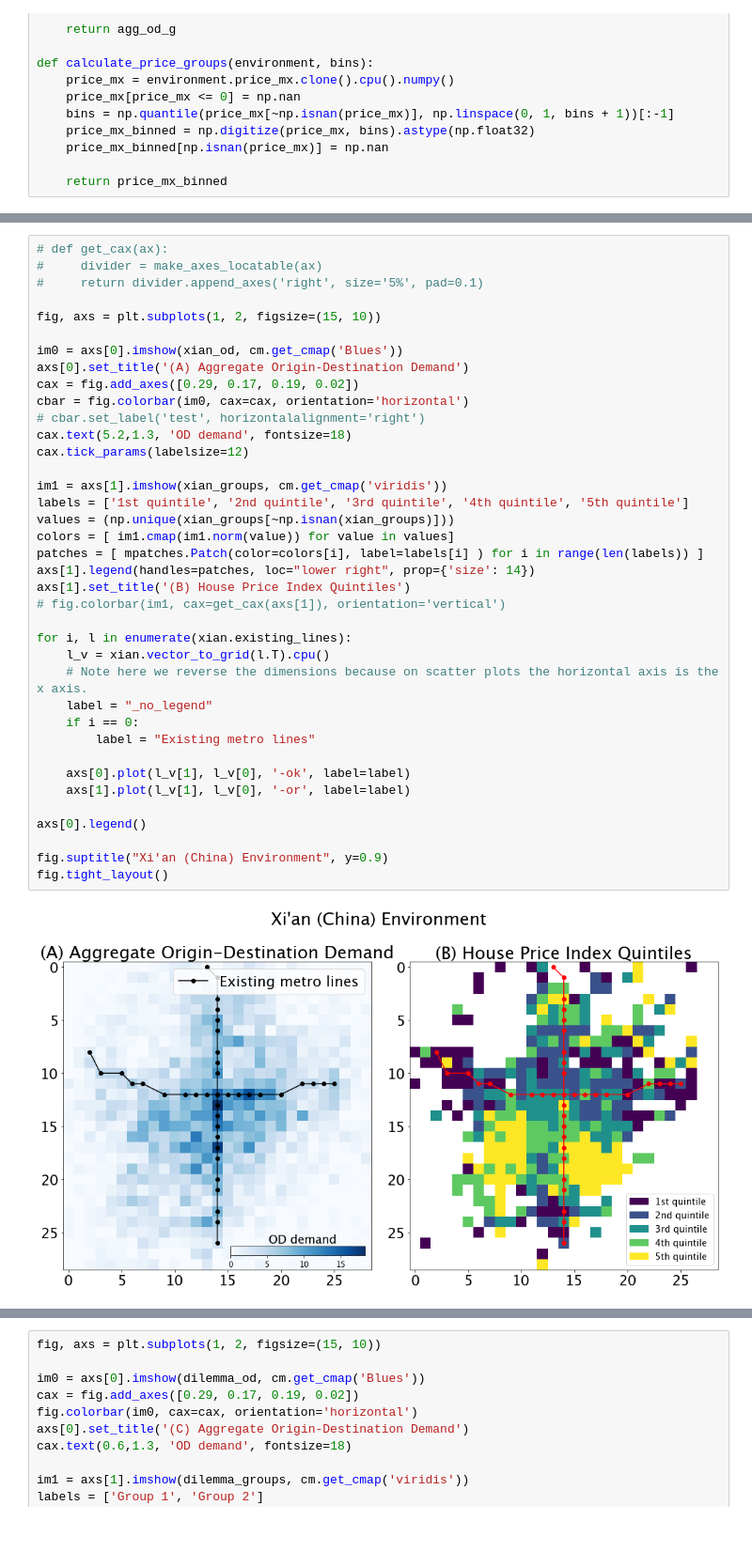
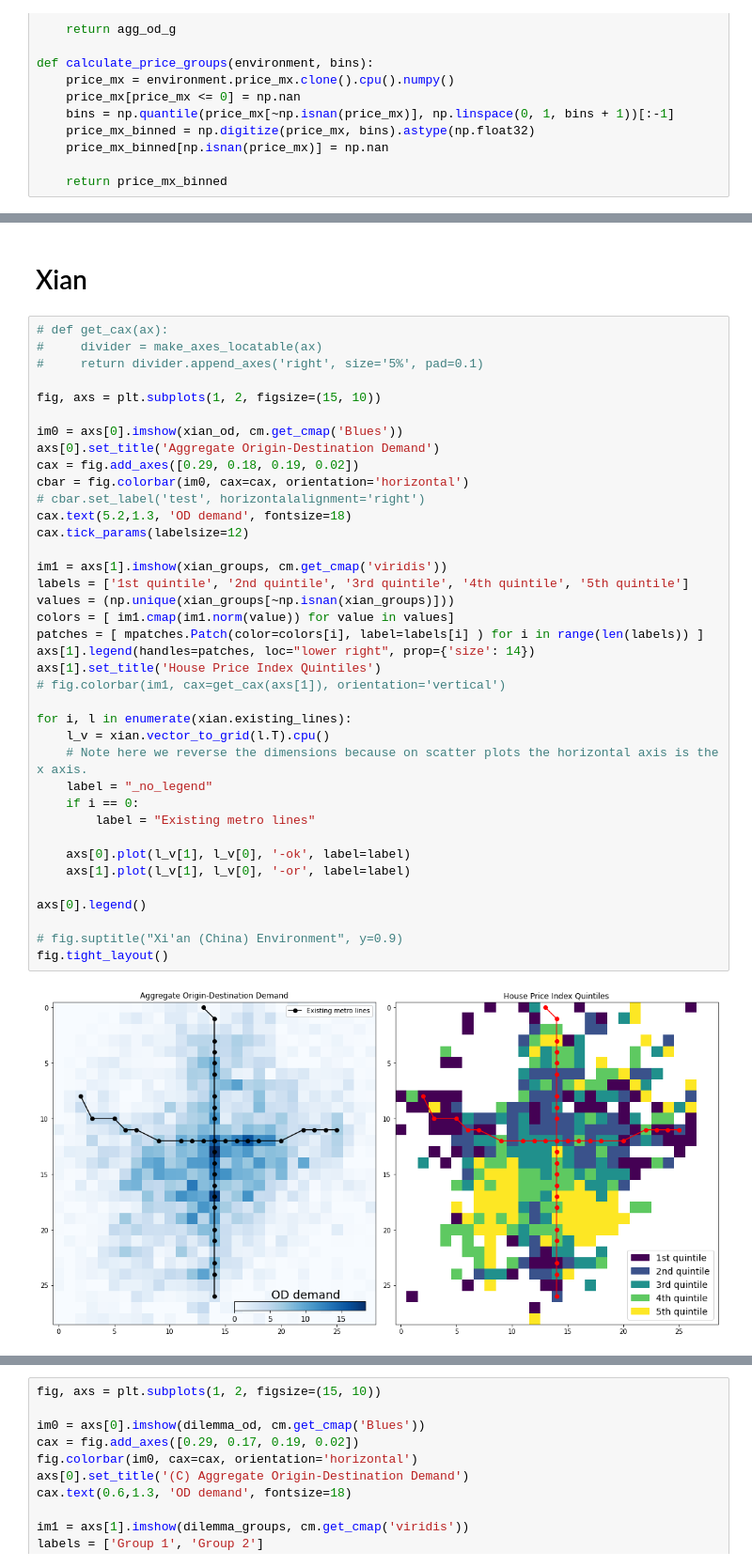
Before and after one commit to dimichai/fair-network-expansion, a Jupyter notebook: environments/plotter.ipynb, the cells around one changed output, grey strips where cells are left out. Shown at 94% size. Drawn from its saved outputs; the diff is of its cells as text; blank space fills up the shorter version.

Commit message:
update plotting

```diff
--- a/environments/plotter.ipynb
+++ b/environments/plotter.ipynb
@@ -62,4 +79,6 @@ dilemma_groups = calculate_price_groups(dilemma, 5)
 ams_groups = calculate_price_groups(amsterdam, 5)
+# %% [markdown]
+# Xian
 # %%
 # def get_cax(ax):
 #     divider = make_axes_locatable(ax)
@@ -68,35 +87,35 @@ ams_groups = calculate_price_groups(amsterdam, 5)
 fig, axs = plt.subplots(1, 2, figsize=(15, 10))
 
 im0 = axs[0].imshow(xian_od, cm.get_cmap('Blues'))
-axs[0].set_title('(A) Aggregate Origin-Destination Demand')
-cax = fig.add_axes([0.29, 0.17, 0.19, 0.02])
+axs[0].set_title('Aggregate Origin-Destination Demand')
+cax = fig.add_axes([0.29, 0.18, 0.19, 0.02])
 cbar = fig.colorbar(im0, cax=cax, orientation='horizontal')
 # cbar.set_label('test', horizontalalignment='right')
 cax.text(5.2,1.3, 'OD demand', fontsize=18)
 cax.tick_params(labelsize=12)
 
 im1 = axs[1].imshow(xian_groups, cm.get_cmap('viridis'))
 labels = ['1st quintile', '2nd quintile', '3rd quintile', '4th quintile', '5th quintile']
 values = (np.unique(xian_groups[~np.isnan(xian_groups)]))
 colors = [ im1.cmap(im1.norm(value)) for value in values]
 patches = [ mpatches.Patch(color=colors[i], label=labels[i] ) for i in range(len(labels)) ]
 axs[1].legend(handles=patches, loc="lower right", prop={'size': 14})
-axs[1].set_title('(B) House Price Index Quintiles')
+axs[1].set_title('House Price Index Quintiles')
 # fig.colorbar(im1, cax=get_cax(axs[1]), orientation='vertical')
 
 for i, l in enumerate(xian.existing_lines):
     l_v = xian.vector_to_grid(l.T).cpu()
     # Note here we reverse the dimensions because on scatter plots the horizontal axis is the x axis.
     label = "_no_legend"
     if i == 0:
         label = "Existing metro lines"
 
     axs[0].plot(l_v[1], l_v[0], '-ok', label=label)
     axs[1].plot(l_v[1], l_v[0], '-or', label=label)
 
 axs[0].legend()
 
-fig.suptitle("Xi'an (China) Environment", y=0.9)
+# fig.suptitle("Xi'an (China) Environment", y=0.9)
 fig.tight_layout()
 # %% [output]
-[figure, old version]
+[figure, new version]
```
Also changed, not shown: parts of 9 cells of this notebook.
